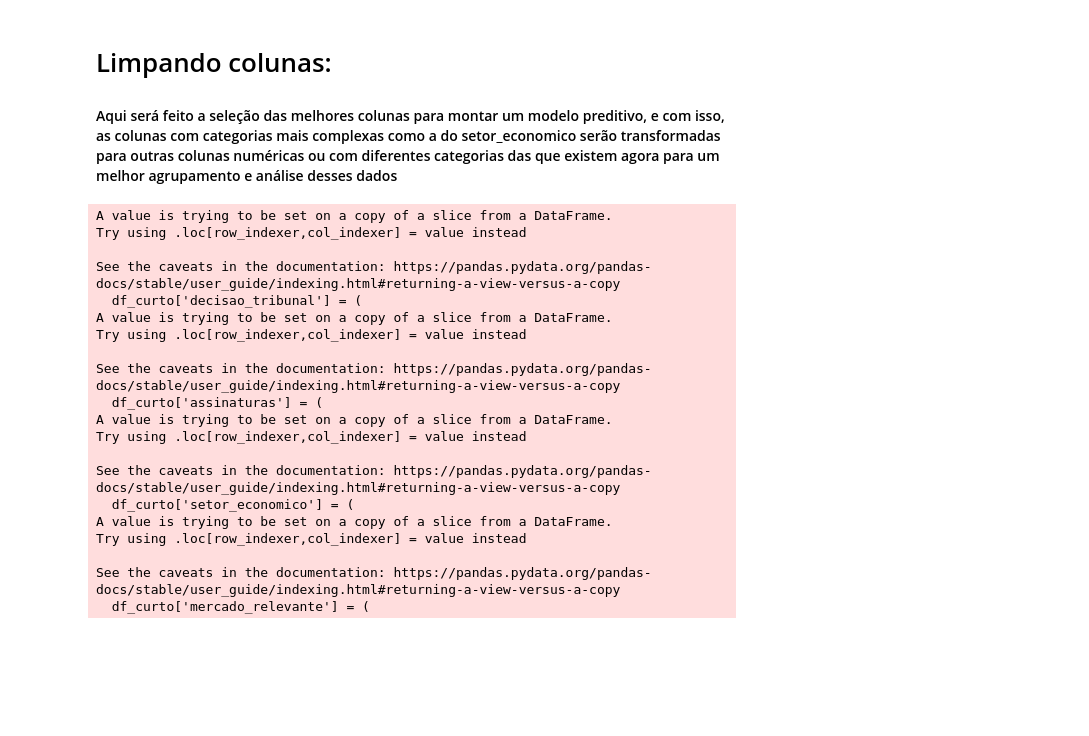
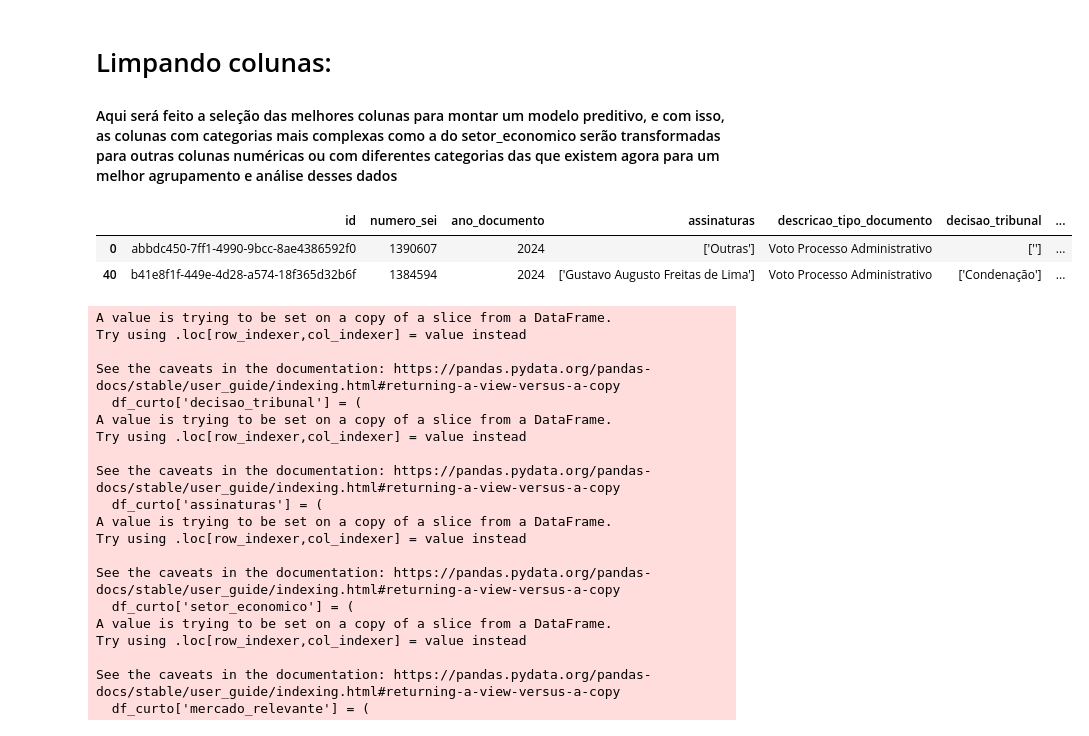
Before and after one commit to gab-correia/analise-cade, a Jupyter notebook: notebooks/v1.ipynb, the cells around one changed output. Cells and saved outputs as stored; diff of their text form; code cells hidden in the pictures; blank space fills up the shorter version.

```diff
--- a/notebooks/v1.ipynb
+++ b/notebooks/v1.ipynb
@@ -95,9 +95,18 @@ Name: conteudo, dtype: object
 # %%
 colunas_manter = [ 'id', 'numero_sei','ano_documento', 'assinaturas', 'descricao_tipo_documento',
                   'decisao_tribunal', 'setor_economico', 'id_unidade', 'data_processo',
                     'data_documento', 'diferenca_dias', 'mercado_relevante','descricao_especificacao', 'conteudo'
 ]
 
-df_curto = df_votos_filtrados[colunas_manter]
+colunas_existentes = [col for col in colunas_manter if col in df_votos_filtrados.columns]
+
+
+df_curto = df_votos_filtrados[colunas_existentes]
+
+df_curto.head(2)
+# %% [output]
+|  | id | numero_sei | ano_documento | assinaturas | descricao_tipo_documento | decisao_tribunal | ... |
+| 0 | abbdc450-7ff1-4990-9bcc-8ae4386592f0 | 1390607 | 2024 | ['Outras'] | Voto Processo Administrativo | [''] | ... |
+| 40 | b41e8f1f-449e-4d28-a574-18f365d32b6f | 1384594 | 2024 | ['Gustavo Augusto Freitas de Lima'] | Voto Processo Administrativo | ['Condenação'] | ... |
 # %%
 df_curto['decisao_tribunal'] = (
```
Also changed, not shown: parts of 6 cells of this notebook, 2 other files.
